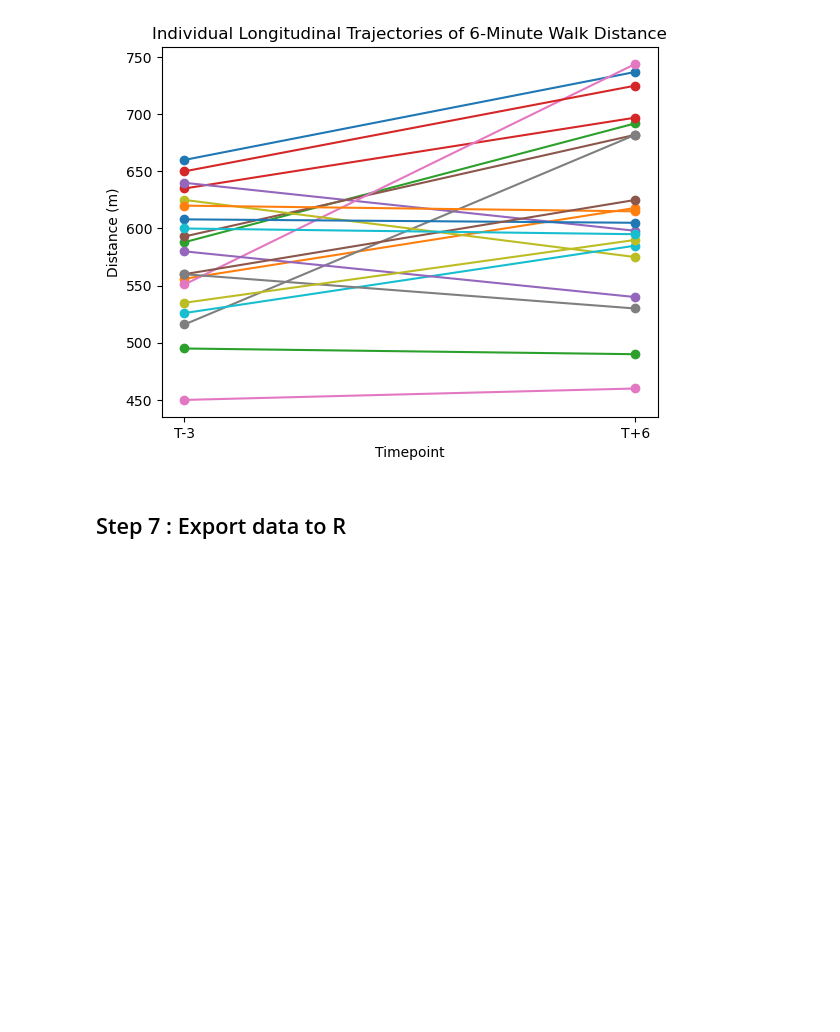
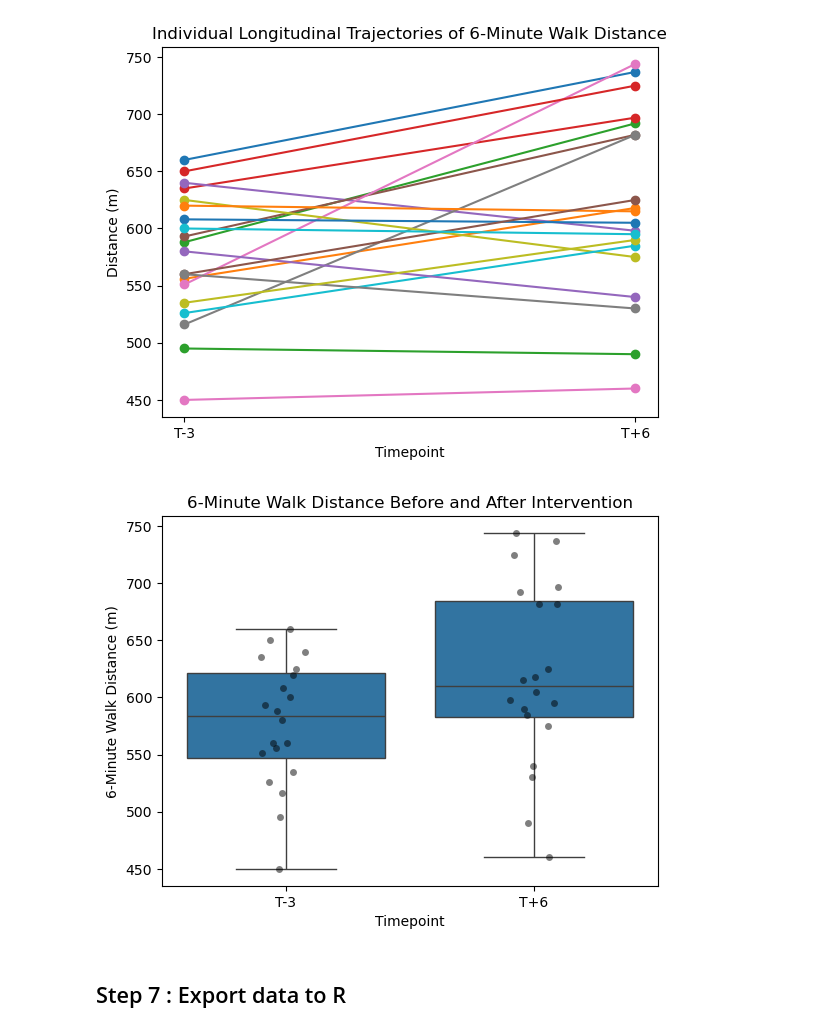
Before and after one commit to chloelaignel31-boop/Laignel.Chloe, a Jupyter notebook: main.ipynb, the cells around one changed output. Cells and saved outputs as stored; diff of their text form; code cells hidden in the pictures; blank space fills up the shorter version.

Commit message:
boxplot + points

```diff
--- a/main.ipynb
+++ b/main.ipynb
@@ -210,6 +210,17 @@ plt.savefig("figures/Individual Longitudinal Trajectories of 6-Minute Walk Dista
 plt.show()
 # %% [output]
 [figure]
+# %%
+import seaborn as sns
+import matplotlib.pyplot as plt
+sns.boxplot(data=distance_long, x="time", y="distance")
+sns.stripplot(data=distance_long, x="time", y="distance", color="black", alpha= 0.5)
+plt.xlabel("Timepoint")
+plt.ylabel("6-Minute Walk Distance (m)")
+plt.title("6-Minute Walk Distance Before and After Intervention")
+plt.show()
+# %% [output]
+[figure, added]
 # %%
 # Table 1. Descriptive statistics of 6-minute walk distance before and after intervention
 
```
